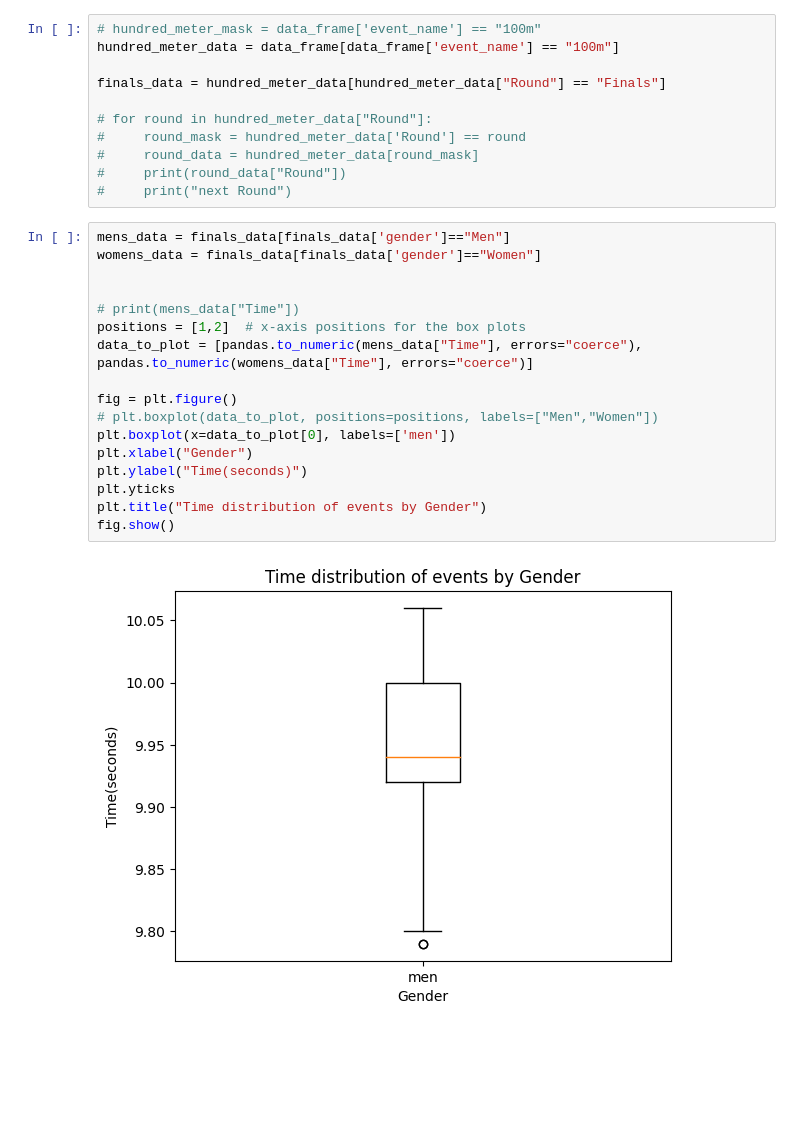
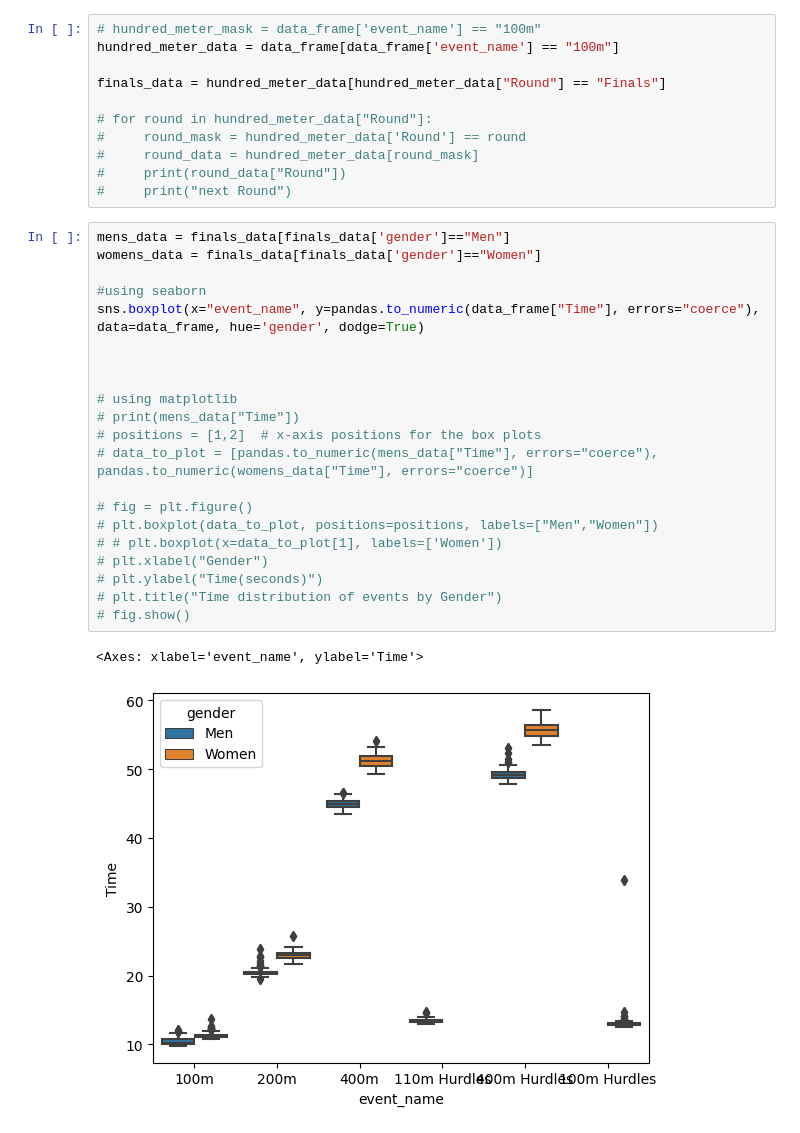
Before and after one commit to abhijit360/Webscraping-DataAnalysis, a Jupyter notebook: notebooks/visualisation.ipynb, the cells around one changed output. Saved outputs shown, nothing was run; the diff lists cells and outputs as text; blank space fills up the shorter version.

Commit message:
Created some more visualisations. A lot of it included me just copying chatgpt.

```diff
--- a/notebooks/visualisation.ipynb
+++ b/notebooks/visualisation.ipynb
@@ -36,19 +26,24 @@ finals_data = hundred_meter_data[hundred_meter_data["Round"] == "Finals"]
 # %%
 mens_data = finals_data[finals_data['gender']=="Men"]
 womens_data = finals_data[finals_data['gender']=="Women"]
 
+#using seaborn
+sns.boxplot(x="event_name", y=pandas.to_numeric(data_frame["Time"], errors="coerce"), data=data_frame, hue='gender', dodge=True)
 
+
+
+# using matplotlib
 # print(mens_data["Time"])
-positions = [1,2]  # x-axis positions for the box plots
-data_to_plot = [pandas.to_numeric(mens_data["Time"], errors="coerce"), pandas.to_numeric(womens_data["Time"], errors="coerce")]
+# positions = [1,2]  # x-axis positions for the box plots
+# data_to_plot = [pandas.to_numeric(mens_data["Time"], errors="coerce"), pandas.to_numeric(womens_data["Time"], errors="coerce")]
 
-fig = plt.figure()
+# fig = plt.figure()
 # plt.boxplot(data_to_plot, positions=positions, labels=["Men","Women"])
-plt.boxplot(x=data_to_plot[0], labels=['men'])
-plt.xlabel("Gender")
-plt.ylabel("Time(seconds)")
-plt.yticks
-plt.title("Time distribution of events by Gender")
-fig.show()
+# # plt.boxplot(x=data_to_plot[1], labels=['Women'])
+# plt.xlabel("Gender")
+# plt.ylabel("Time(seconds)")
+# plt.title("Time distribution of events by Gender")
+# fig.show()
 # %% [output]
+<Axes: xlabel='event_name', ylabel='Time'>
-[figure, old version]
+[figure, new version]
```
Also changed, not shown: parts of 4 cells of this notebook.
